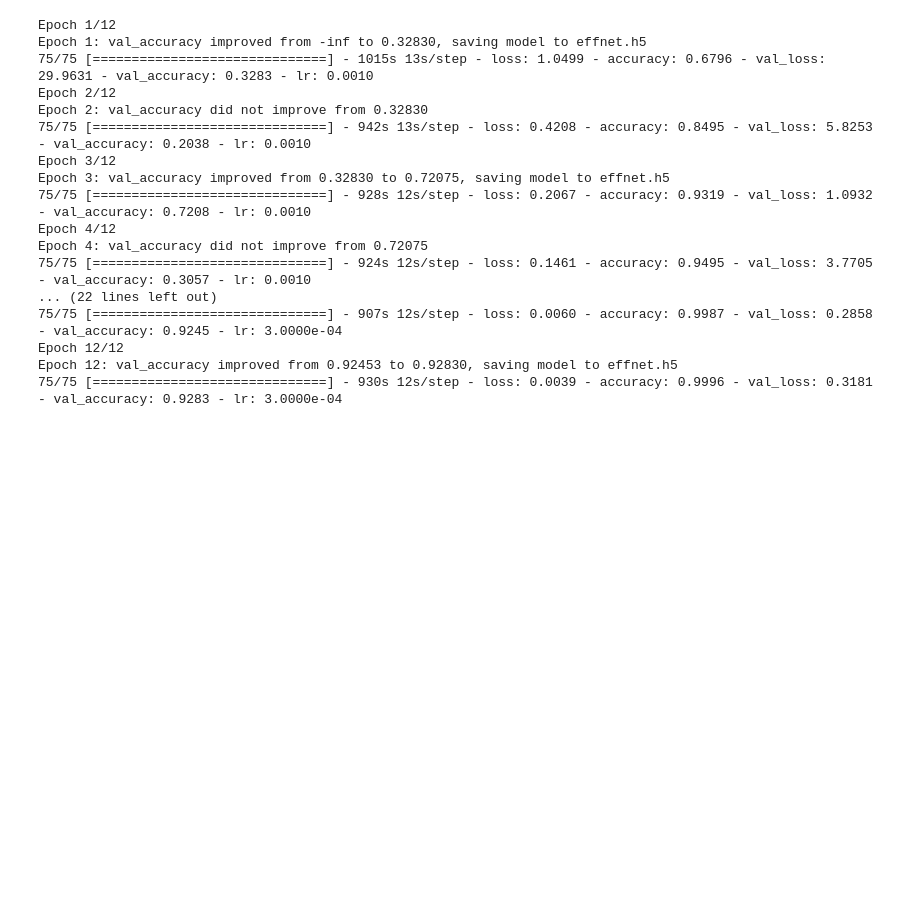
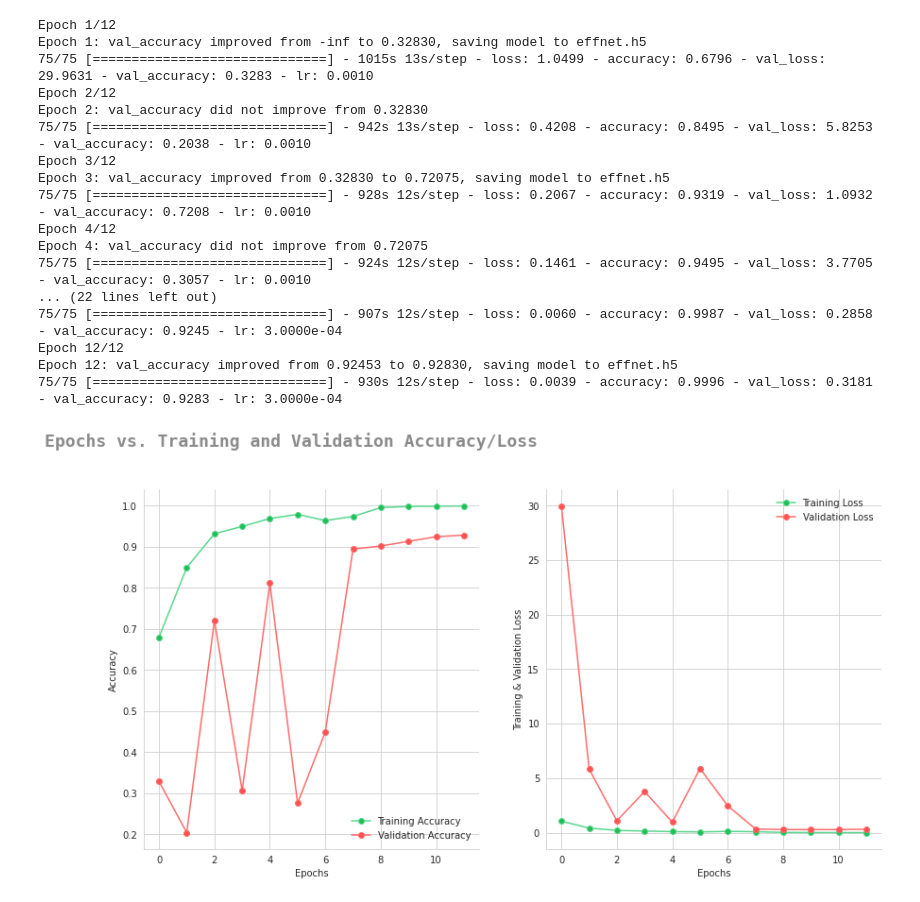
Before and after one commit to devshah21/Brain-Tumour-Classification, a Jupyter notebook: brain_tumour_classification.ipynb, the cells around one changed output. Drawn from its saved outputs; the diff is of its cells as text; code cells hidden in the pictures; blank space fills up the shorter version.

Commit message:
finished testing model -> visualized testing

```diff
--- a/brain_tumour_classification.ipynb
+++ b/brain_tumour_classification.ipynb
@@ -217,0 +222,52 @@ Epoch 12: val_accuracy improved from 0.92453 to 0.92830, saving model to effnet.
+# %%
+import matplotlib.pyplot as plt
+import seaborn as sns
+sns.set_style('whitegrid')
+colors_dark = ['#3E3E3E', '#6E6E6E', '#9E9E9E']
+colors_green = ['#1DB954', '#1ED760', '#20BF55', '#58D68D']
+colors_red = ['#FF0040', '#FF4136', '#FF5252', '#FF6B6B']
+
+# ignore warnings
+import warnings
+warnings.filterwarnings('ignore')
+
+# define epochs
+epochs = [i for i in range(12)]
+
+# create subplots
+fig, ax = plt.subplots(1, 2, figsize=(14,7))
+
+# get training and validation accuracy/loss
+train_acc = results.history['accuracy']
+train_loss = results.history['loss']
+val_acc = results.history['val_accuracy']
+val_loss = results.history['val_loss']
+
+# set title for figure
+fig.suptitle('Epochs vs. Training and Validation Accuracy/Loss', fontsize=18, fontweight='bold',
+             fontname='monospace', color=colors_dark[1], y=1, x=0.28, alpha=0.8)
+
+# plot training and validation accuracy
+sns.despine()
+ax[0].plot(epochs, train_acc, marker='o', markerfacecolor=colors_green[2], color=colors_green[3],
+           label='Training Accuracy')
+ax[0].plot(epochs, val_acc, marker='o', markerfacecolor=colors_red[2], color=colors_red[3],
+           label='Validation Accuracy')
+ax[0].legend(frameon=False)
+ax[0].set_xlabel('Epochs')
+ax[0].set_ylabel('Accuracy')
+
+# plot training and validation loss
+sns.despine()
+ax[1].plot(epochs, train_loss, marker='o', markerfacecolor=colors_green[2], color=colors_green[3],
+           label='Training Loss')
+ax[1].plot(epochs, val_loss, marker='o', markerfacecolor=colors_red[2], color=colors_red[3],
+           label='Validation Loss')
+ax[1].legend(frameon=False)
+ax[1].set_xlabel('Epochs')
+ax[1].set_ylabel('Training & Validation Loss')
+
+# show figure
+plt.show()
+# %% [output]
+[figure, added]
```
Also changed, not shown: parts of 5 cells of this notebook.
